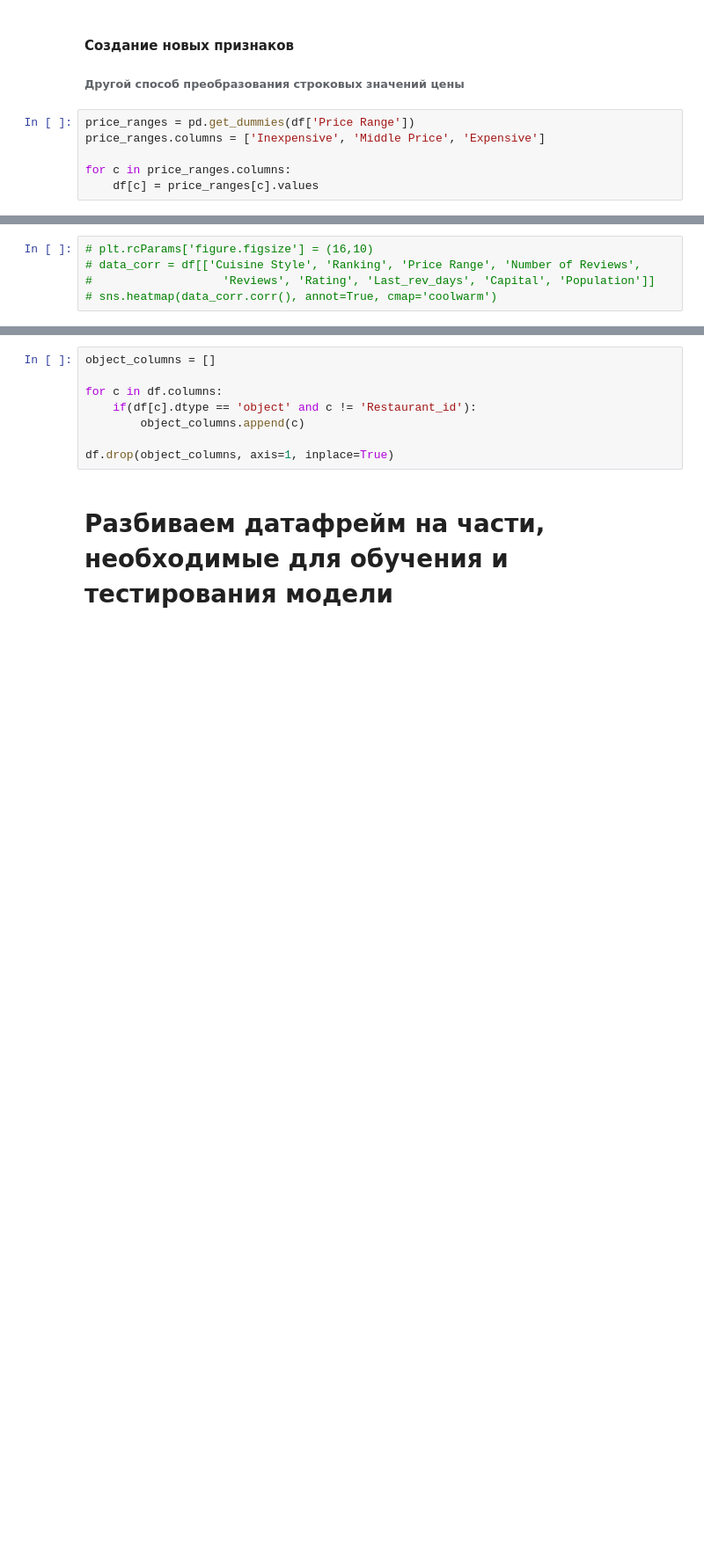
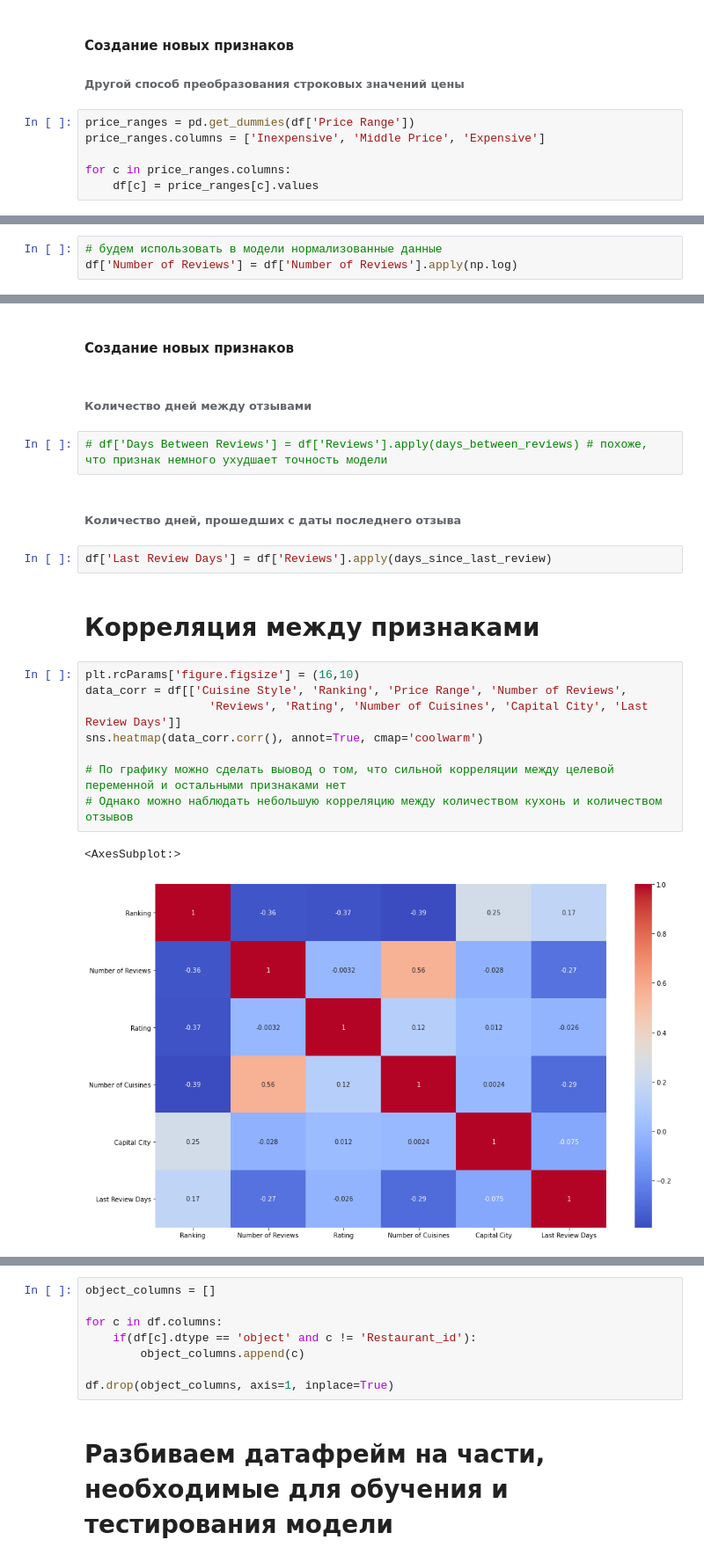
Before and after one commit to Tannheuser/Skillfactory, a Jupyter notebook: module_3/project/model.ipynb, the cells around one changed output, grey strips where cells are left out. Shown at 88% size. Drawn from its saved outputs; the diff is of its cells as text; blank space fills up the shorter version.

```diff
--- a/module_3/project/model.ipynb
+++ b/module_3/project/model.ipynb
@@ -296,0 +311,3 @@ df['Number of Cuisines'] = df['Cuisine Style'].apply(lambda cuisines: len(cuisin
+# %%
+# будем использовать в модели нормализованные данные
+df['Number of Reviews'] = df['Number of Reviews'].apply(np.log)
@@ -297,5 +338,23 @@ df['Number of Cuisines'] = df['Cuisine Style'].apply(lambda cuisines: len(cuisin
+# %% [markdown]
+#### Создание новых признаков
+# %% [markdown]
+###### Количество дней между отзывами
+# %%
+# df['Days Between Reviews'] = df['Reviews'].apply(days_between_reviews) # похоже, что признак немного ухудшает точность модели
+# %% [markdown]
+###### Количество дней, прошедших с даты последнего отзыва
+# %%
+df['Last Review Days'] = df['Reviews'].apply(days_since_last_review)
+# %% [markdown]
+# Корреляция между признаками
 # %%
-# plt.rcParams['figure.figsize'] = (16,10)
-# data_corr = df[['Cuisine Style', 'Ranking', 'Price Range', 'Number of Reviews',
-#                   'Reviews', 'Rating', 'Last_rev_days', 'Capital', 'Population']]
-# sns.heatmap(data_corr.corr(), annot=True, cmap='coolwarm')
+plt.rcParams['figure.figsize'] = (16,10)
+data_corr = df[['Cuisine Style', 'Ranking', 'Price Range', 'Number of Reviews',
+                  'Reviews', 'Rating', 'Number of Cuisines', 'Capital City', 'Last Review Days']]
+sns.heatmap(data_corr.corr(), annot=True, cmap='coolwarm')
+
+# По графику можно сделать выовод о том, что сильной корреляции между целевой переменной и остальными признаками нет
+# Однако можно наблюдать небольшую корреляцию между количеством кухонь и количеством отзывов
+# %% [output]
+<AxesSubplot:>
+[figure, added]
```
Also changed, not shown: parts of 31 cells of this notebook, 1 other file.
